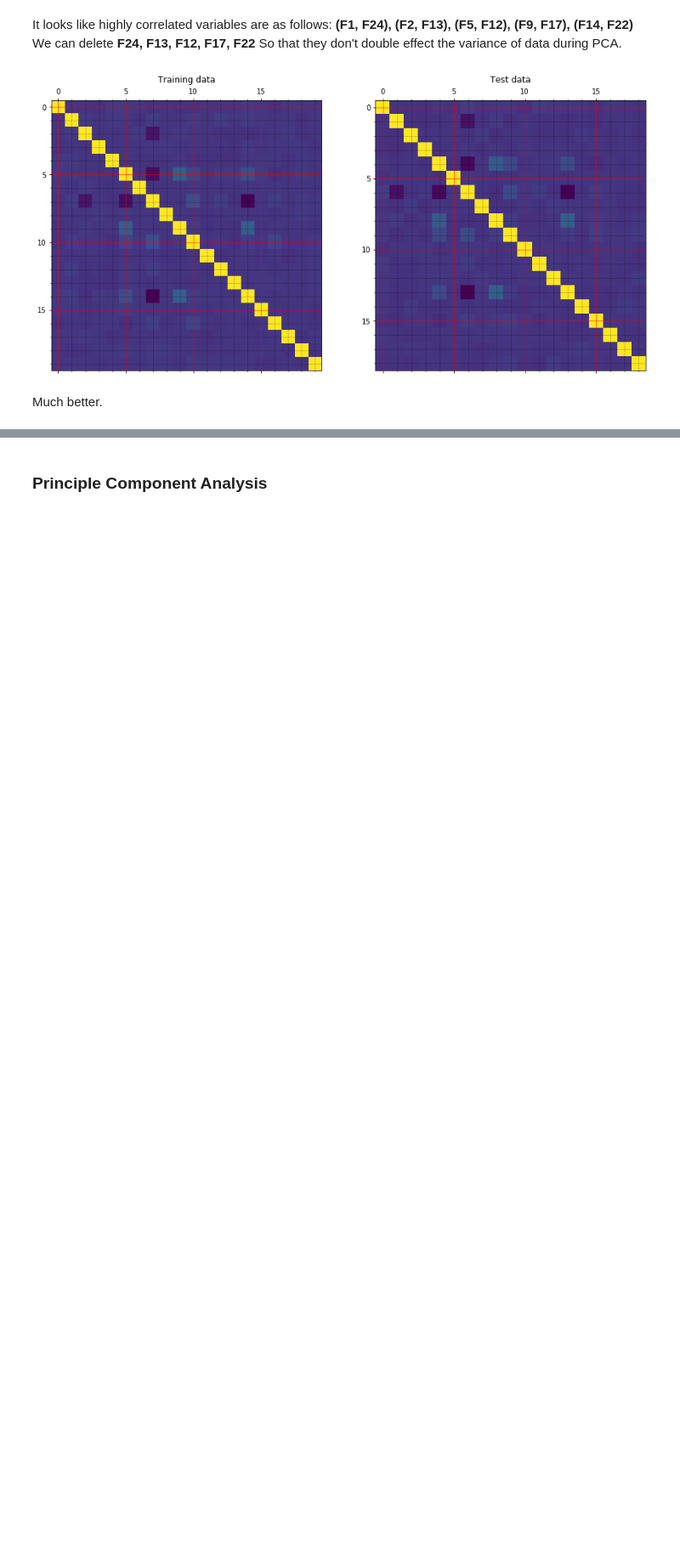
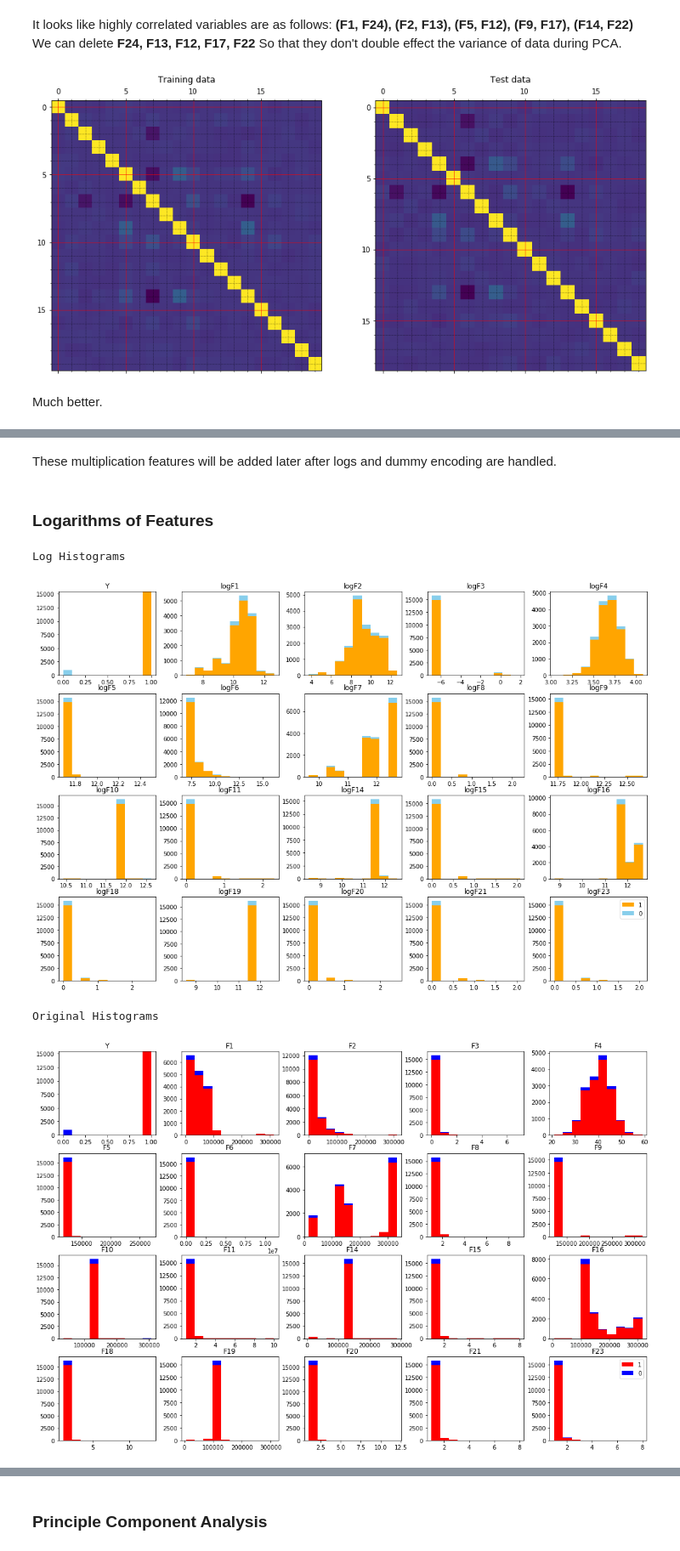
Before and after one commit to mkogerd/kaggle-midterm, a Jupyter notebook: Darden_KaggleMidterm.ipynb, the cells around one changed output, grey strips where cells are left out. Shown at 85% size. Cells and saved outputs as stored; diff of their text form; code cells hidden in the pictures; blank space fills up the shorter version.

```diff
--- a/Darden_KaggleMidterm.ipynb
+++ b/Darden_KaggleMidterm.ipynb
@@ -202,0 +238,16 @@ if 0:
+# %%
+# Multiply features
+train_mult_df = pd.DataFrame()
+test_mult_df = pd.DataFrame()
+train_mult_df['Y'] = train['Y']
+
+if 1:
+    for i in range(1, train.shape[1]):
+        for j in range (i+1, train.shape[1]):
+            train_mult_df[train.columns[i]+'x'+train.columns[j]] = train.iloc[:, i]*train.iloc[:, j];
+            test_mult_df[test.columns[i-1]+'x'+test.columns[j-1]] = test.iloc[:, i-1]*test.iloc[:, j-1];
+
+# Find features most correlated with Y
+corr = train_mult_df.corr()
+high_corr = corr['Y'][abs(corr['Y']) > .014]
+print(high_corr.index)
@@ -202,0 +258,35 @@ if 0:
+# %% [markdown]
+These multiplication features will be added later after logs and dummy encoding are handled.
+# %% [markdown]
+### Logarithms of Features
+# %%
+# Take logs
+df = pd.DataFrame()
+df['Y'] = train.iloc[:, 0]
+for i in range(1, len(train.columns)):
+    df['log'+train.columns[i]] = np.log(train.iloc[:, i]+0.001)
+
+# Feature log histograms
+print('Log Histograms')
+f, axarr = plt.subplots(4, 5, figsize=(15, 10))
+f.tight_layout()
+for i in range(len(df.columns)):
+    axarr[int(i/5)][i%5].hist([df[(df['Y'] == 1)].iloc[:, i], df[(df['Y'] == 0)].iloc[:, i]], stacked=True, color=['orange', 'skyblue'], label=['1', '0'])
+    axarr[int(i/5)][i%5].set_title(df.columns[i])
+    plt.legend()
+plt.show()
+
+# Original feature histograms
+print('Original Histograms')
+f, axarr = plt.subplots(4, 5, figsize=(15, 10))
+f.tight_layout()
+for i in range(len(train.columns)):
+    axarr[int(i/5)][i%5].hist([train[(train['Y'] == 1)].iloc[:, i], train[(train['Y'] == 0)].iloc[:, i]], stacked=True, color=['red', 'blue'], label=['1', '0'])
+    axarr[int(i/5)][i%5].set_title(train.columns[i])
+    plt.legend()
+plt.show()
+# %% [output]
+Log Histograms
+[figure, added]
+Original Histograms
+[figure, added]
```
Also changed, not shown: parts of 63 cells of this notebook, 5 other files.
